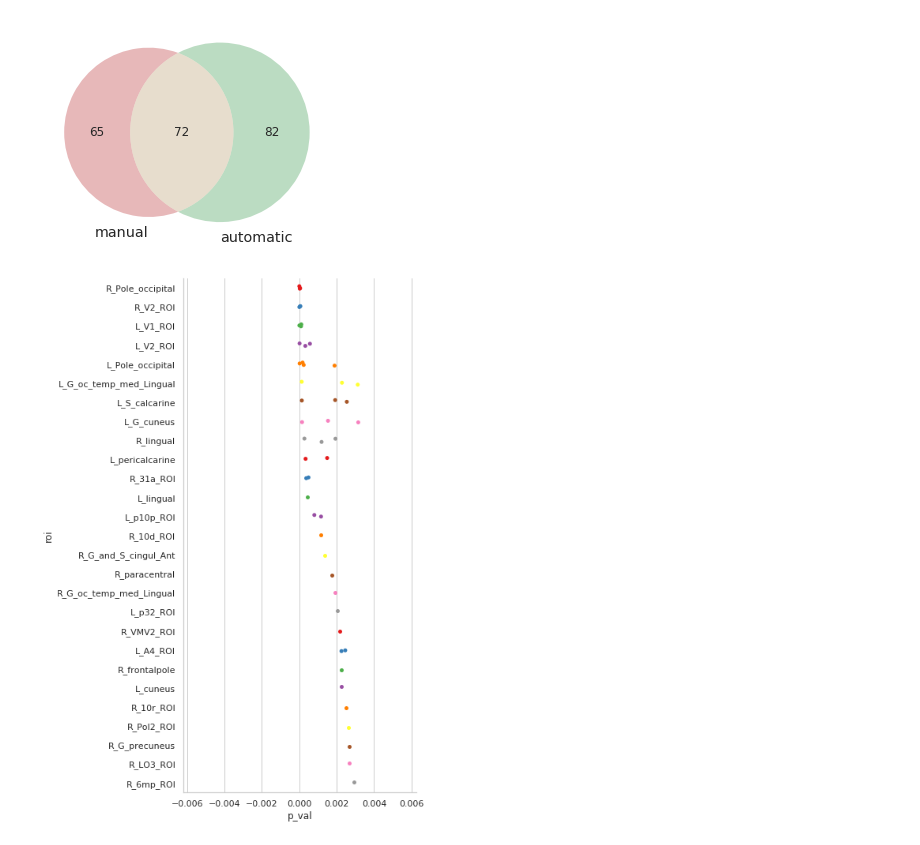
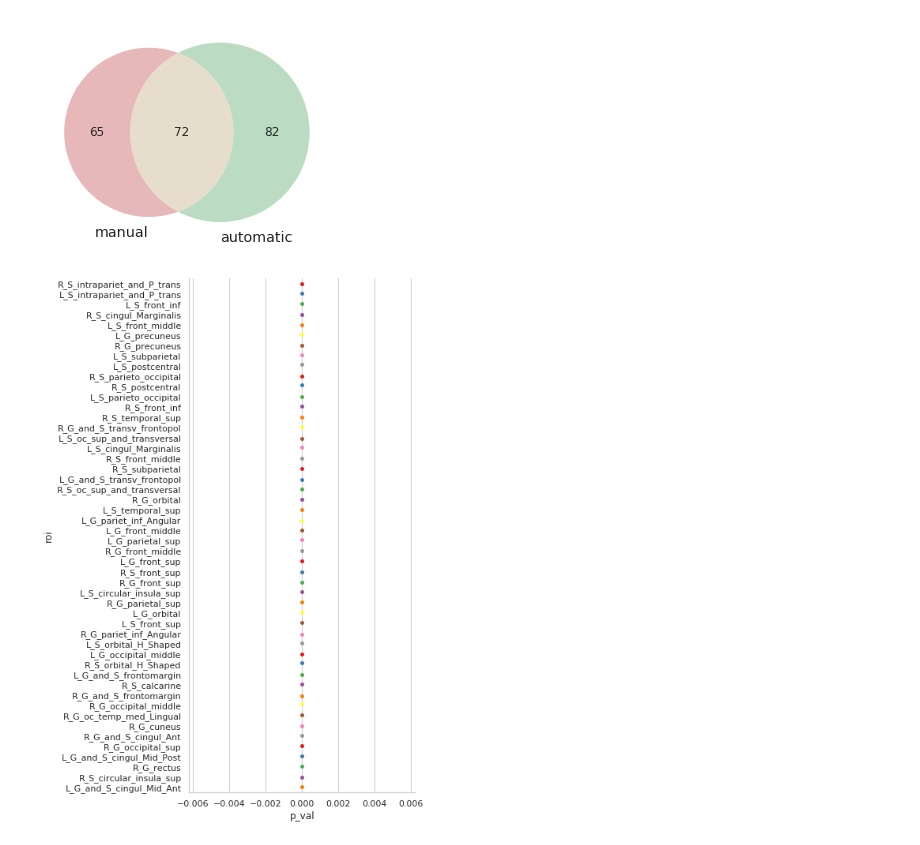
Before and after one commit to neurodatascience/compare-surf-tools, a Jupyter notebook: notebooks/run_atlas_comparisons.ipynb, the cells around one changed output. Drawn from its saved outputs; the diff is of its cells as text; code cells hidden in the pictures.

```diff
--- a/notebooks/run_atlas_comparisons.ipynb
+++ b/notebooks/run_atlas_comparisons.ipynb
@@ -405,12 +396,21 @@ with sns.axes_style("white"):
 
 ### Compare statsmodels performance
 # %%
-covar_cols = [('AGE_AT_SCAN','continuous'),('SEX','cat'),('SITE_ID','cat')]
-outcome_col = ('DX_GROUP','cat') #'roi' #AGE_AT_SCAN #DX_GROUP
-signific_col = ('roi','continuous') #('DX_GROUP','cat'),('roi','continuous')
-stat_model = 'logit' #ols #logit
+model_type = 'ols'
+if model_type == 'ols':
+    covar_cols = [('DX_GROUP','cat'),('SEX','cat'),('SITE_ID','cat')]
+    outcome_col = ('AGE_AT_SCAN','continuous')
+    signific_col = ('roi','continuous')
+    stat_model = 'ols'
+elif model_type == 'logit':
+    covar_cols = [('AGE_AT_SCAN','continuous'),('SEX','cat'),('SITE_ID','cat')]
+    outcome_col = ('DX_GROUP','cat')
+    signific_col = ('roi','continuous')
+    stat_model = 'logit'
+else:
+    print('unknown stat model')
 
-save_sm_perf = False
+save_sm_perf = True
 n_workflow = 1 #Analyzing each atlas separately
 qc_list = ['No_QC','manual_maarten','manual_gleb','auto']
 
@@ -464,7 +464,7 @@ for qc in qc_list:
         outlier_df[qc] = np.where(outlier_df.index.isin(filtered_subs),0,1)
 
     if save_sm_perf:
-        save_path = '{}atlas_sm_perf_sanitycheck_{}_{}_{}_QC_{}_N_{}.pkl'.format(results_dir,outcome_col[0],signific_col[0],stat_model,qc,len(filtered_subs))
+        save_path = '{}atlas_sm_perf_{}_{}_{}_QC_{}_N_{}.pkl'.format(results_dir,outcome_col[0],signific_col[0],stat_model,qc,len(filtered_subs))
         print('Saving sm_perf dictionary at \n{}'.format(save_path))
         with open(save_path, 'wb') as handle:
             pickle.dump(stat_perf_dict, handle, protocol=pickle.HIGHEST_PROTOCOL)
@@ -510,14 +510,14 @@ auto                        72          147   154
 [figure]
 # %%
 # Plots
-aparc = 'Glasser' #'Destrieux', 'aparc','Glasser'
+aparc = 'Destrieux' #'Destrieux', 'aparc','Glasser'
 top_rois = 50
 plot_df = stat_perf_dict[aparc].sort_values(by=['p_val']).head(top_rois)
 
 sns.set(font_scale=1)
 with sns.axes_style("whitegrid"):
     g = sns.catplot(x='p_val',y='roi',kind='strip',
                     data=plot_df,palette='Set1',height=10,aspect=0.7)
     #g.set(xscale="log");
 # %% [output]
-[figure, old version]
+[figure, new version]
```
Also changed, not shown: parts of 2 cells of this notebook, 3 other files.
